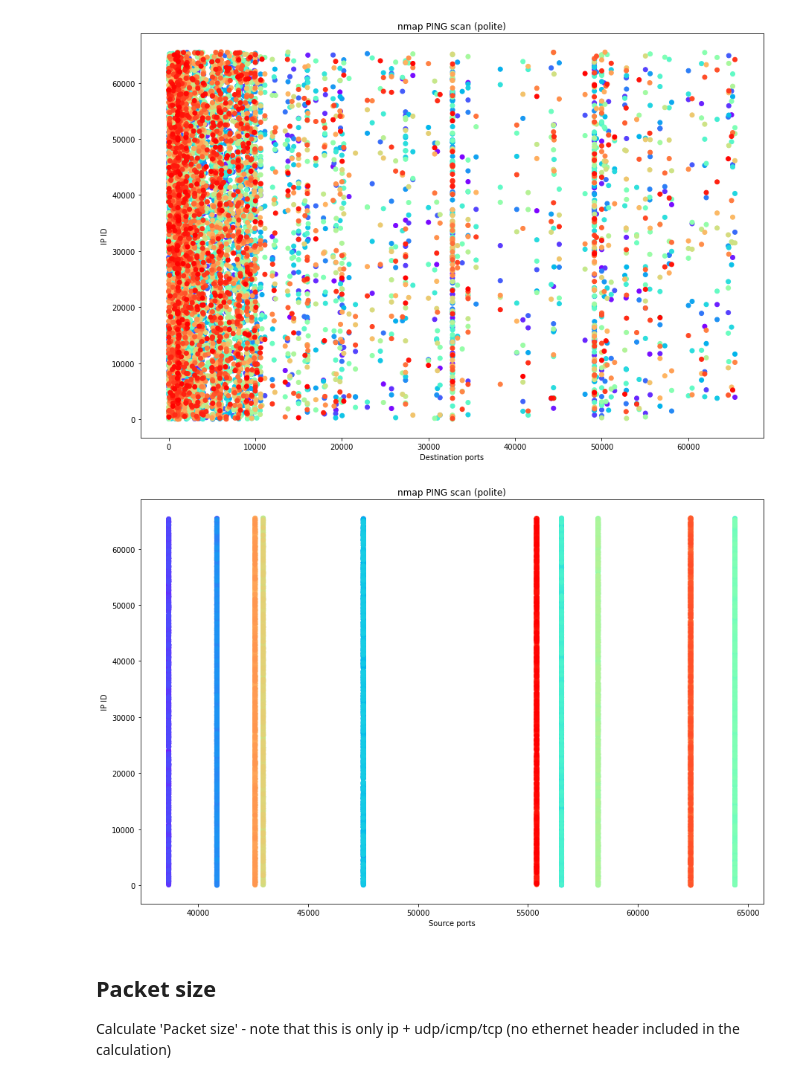
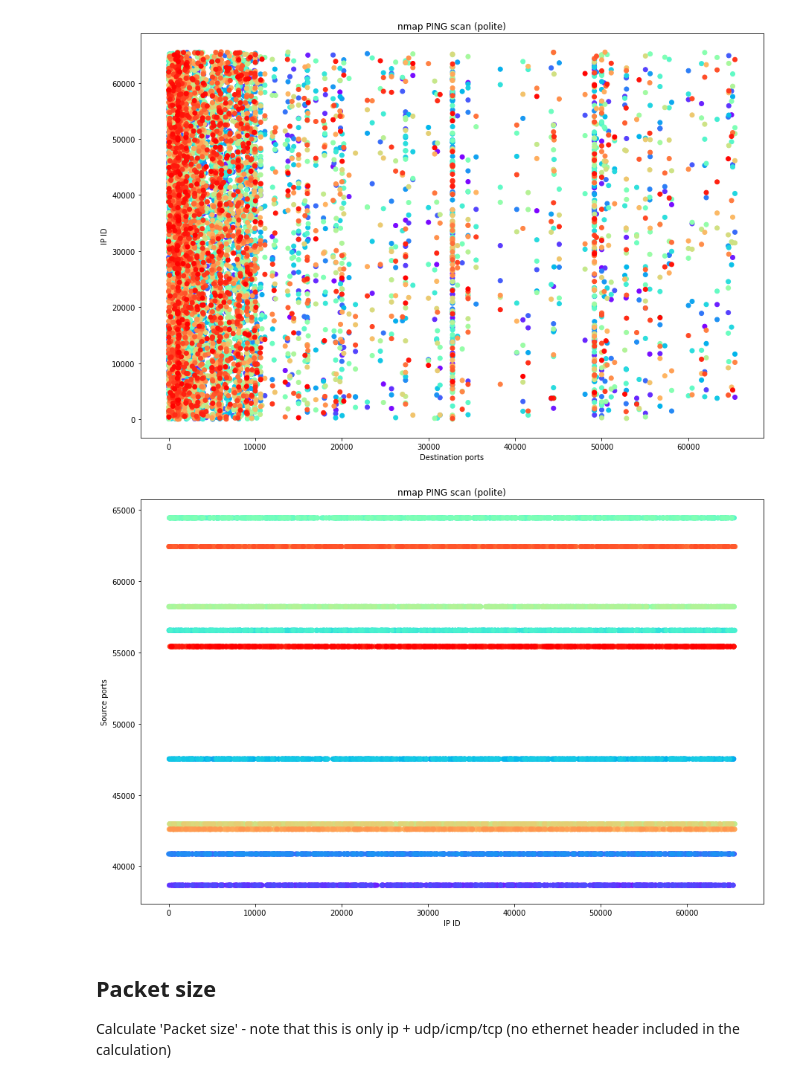
Before and after one commit to orjanj/nmap-pkg-generation-analysis, a Jupyter notebook: jupyter/nmap_ping_scan_polite.ipynb, the cells around one changed output. Saved outputs shown, nothing was run; the diff lists cells and outputs as text; code cells hidden in the pictures.

```diff
--- a/jupyter/nmap_ping_scan_polite.ipynb
+++ b/jupyter/nmap_ping_scan_polite.ipynb
@@ -25,7 +25,7 @@ plt.rcParams["figure.figsize"] = (15,10)
 # %% [markdown]
 ###### Read data - output from 'process_pcap_with_payload.py'
 # %%
-directory = '/home/user/notebooks/pcaps/nmap_ping_scan_polite'
+directory = '/home/USER/notebooks/pcaps/nmap_ping_scan_polite'
 scan_list = []
 
 for filename in os.listdir(directory):
@@ -314,27 +314,27 @@ if dst_ports:
 # %%
 ip_ids = []
 scan_number = []
 src_ports = []
 
 for row in scan_list:
     for x in range(0, len(row)):
         if row['ip_src'][x] == scanner_ip:
             ip_ids.append(row['ip_id'][x])
             if scan['ip_proto'][x] == 6: # tcp
                 src_ports.append(row['tcp_sport'][x])
 
 if src_ports:
-    x = src_ports
-    ys = ip_ids
+    ys = src_ports
+    x = ip_ids
     colors = cm.rainbow(np.linspace(0, 1, len(ys)))
-    plt.xlabel('Source ports')
-    plt.ylabel('IP ID')
+    plt.ylabel('Source ports')
+    plt.xlabel('IP ID')
     plt.title(scan_title)
     plt.scatter(x, ys, color=colors)
     plt.savefig(directory + '/IPIDSrcPort.png')
     plt.show()
 # %% [output]
-[figure, old version]
+[figure, new version]
 # %% [markdown]
 ## Packet size
 Calculate 'Packet size' - note that this is only ip + udp/icmp/tcp (no ethernet header included in the calculation)
```
Also changed, not shown: 29 other files.
